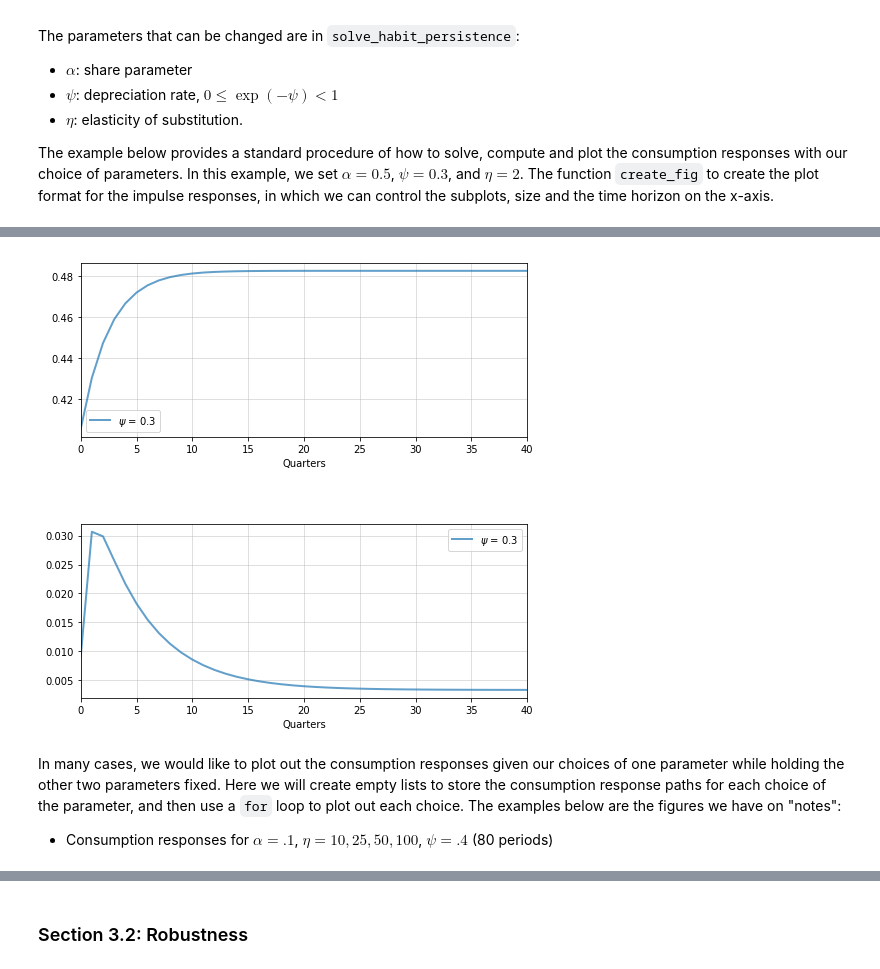
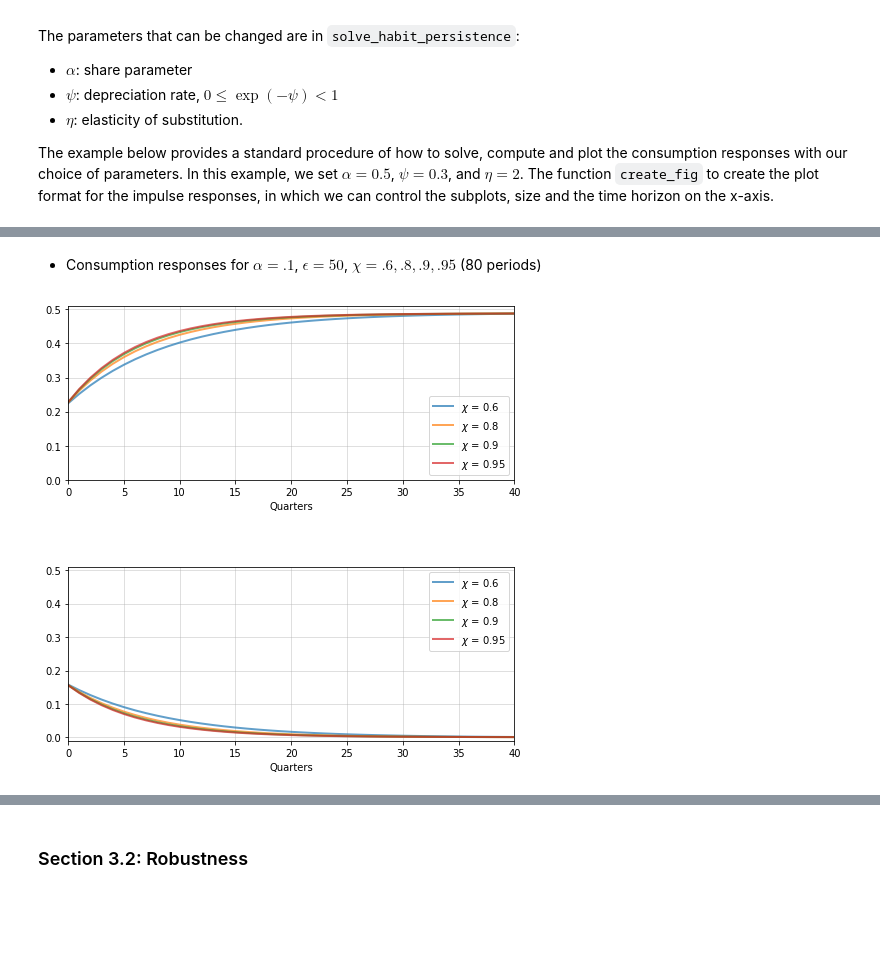
Before and after one commit to lphansen/TextbookCode, a Jupyter notebook: habit_persistence.ipynb, the cells around one changed output, grey strips where cells are left out. Drawn from its saved outputs; the diff is of its cells as text; code cells hidden in the pictures; blank space fills up the shorter version.

Commit message:
Figures

```diff
--- a/habit_persistence.ipynb
+++ b/habit_persistence.ipynb
@@ -119,36 +224,50 @@ The example below provides a standard procedure of how to solve, compute and plo
+# %% [markdown]
+- Consumption responses for $\alpha = .1$, $\epsilon = 50$, $\chi = .6, .8, .9, .95$ (80 periods)
 # %%
 #==============================================================================
-# Consumption responses for alpha = 0.5; psi = 0.3; eta = 2
+# Consumption responses for alpha = .1; epsilon = 100; chi = .4, .8, 1.6, 2.4
 #==============================================================================
 # Set time
 T = 40 + 1
 
-# Solve the habit persistence model
-J, A, N1, N2, Ct, Ut = solve_habit_persistence(alpha = 0.5, psi = 0.3, eta = 2)
+C1Y1_list = []
+C2Y2_list = []
 
-# Compute the time paths for the consumption responses
-C1Y1, C2Y2 = habit_persistence_consumption_path(A, N1, N2, Ct, T = T)
+chi_list = [.6, .8, .9, .95]
 
+
+for c in chi_list:
+
+    J, A, N, Ut = solve_habit_persistence(0.1, c, 100)
+
+    # Append consumption responses to list
+    CYs, Ys = habit_persistence_consumption_path(A, N, T=T)
+    C1Y1, C2Y2 = CYs
+
+    C1Y1_list.append(C1Y1)
+    C2Y2_list.append(C2Y2)
 
 ##== Plot the graphs for the impulse reponses ==##
 # Define plot attributes
 p_args = {'lw': 2, 'alpha': 0.7}
 
-# Impulse response plots for log income process
+## Impulse response plots for consumption
 fig, axes = create_fig(2,1)
 
 ax = axes[0]
-ax.plot(list(range(T)), C1Y1, **p_args, label=r'$\psi$ = 0.3')
-ax.legend()
+ax.set_ylim(0., 0.51)
+for n, C1Y1 in enumerate(C1Y1_list):
+    ax.plot(list(range(T)), C1Y1, **p_args,
+            label=r'$\chi$ = {}'.format(chi_list[n]))
+    ax.legend()
 
 ax = axes[1]
-ax.plot(list(range(T)), C2Y2, **p_args, label=r'$\psi$ = 0.3')
-ax.legend()
+ax.set_ylim(-0.01, 0.51)
+for n, C2Y2 in enumerate(C2Y2_list):
+    ax.plot(list(range(T)), C2Y2, **p_args,
+            label=r'$\chi$ = {}'.format(chi_list[n]))
+    ax.legend()
 
 plt.show()
 # %% [output]
-[figure, old version]
+[figure, new version]
-# %% [markdown]
-In many cases, we would like to plot out the consumption responses given our choices of one parameter while holding the other two parameters fixed. Here we will create empty lists to store the consumption response paths for each choice of the parameter, and then use a `for` loop to plot out each choice. The examples below are the figures we have on "notes":
-
-- Consumption responses for $\alpha = .1$, $\eta = 10, 25, 50, 100$, $\psi = .4$ (80 periods)
```
Also changed, not shown: parts of 12 cells of this notebook.
